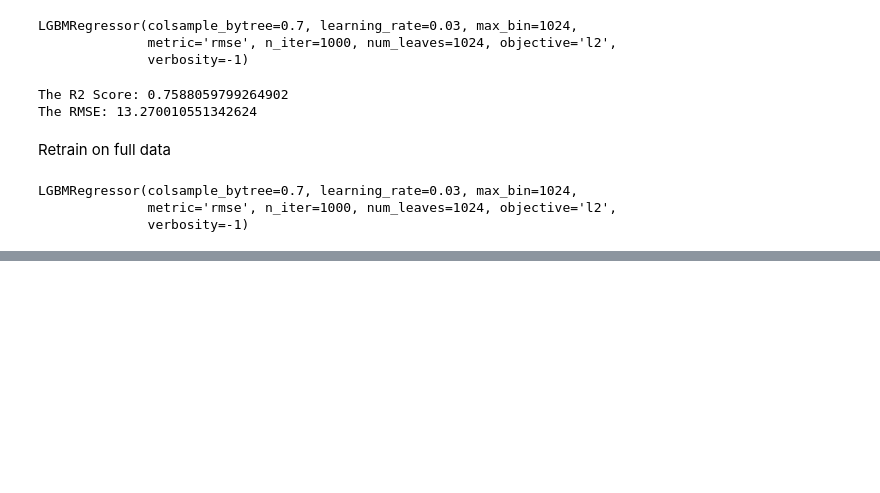
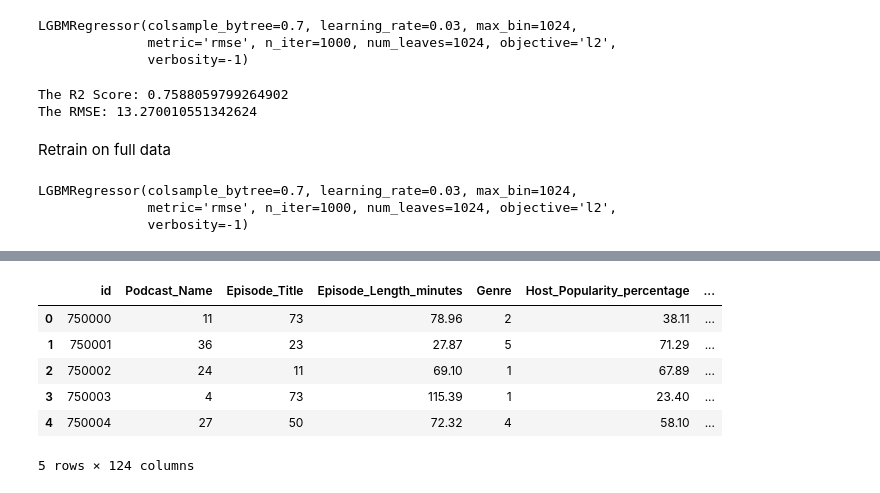
Before and after one commit to minimartzz/podcast-listening-time, a Jupyter notebook: model_exploration.ipynb, the cells around one changed output, grey strips where cells are left out. Saved outputs shown, nothing was run; the diff lists cells and outputs as text; code cells hidden in the pictures; blank space fills up the shorter version.

```diff
--- a/model_exploration.ipynb
+++ b/model_exploration.ipynb
@@ -609,0 +666,12 @@ pl.DataFrame({
+# %%
+test = pd.read_csv('./data/test_le.csv')
+# %%
+test.head()
+# %% [output]
+|  | id | Podcast_Name | Episode_Title | Episode_Length_minutes | Genre | Host_Popularity_percentage | ... |
+| 0 | 750000 | 11 | 73 | 78.96 | 2 | 38.11 | ... |
+| 1 | 750001 | 36 | 23 | 27.87 | 5 | 71.29 | ... |
+| 2 | 750002 | 24 | 11 | 69.10 | 1 | 67.89 | ... |
+| 3 | 750003 | 4 | 73 | 115.39 | 1 | 23.40 | ... |
+| 4 | 750004 | 27 | 50 | 72.32 | 4 | 58.10 | ... |
+5 rows × 124 columns
```
Also changed, not shown: parts of 9 cells of this notebook, 3 other files.
